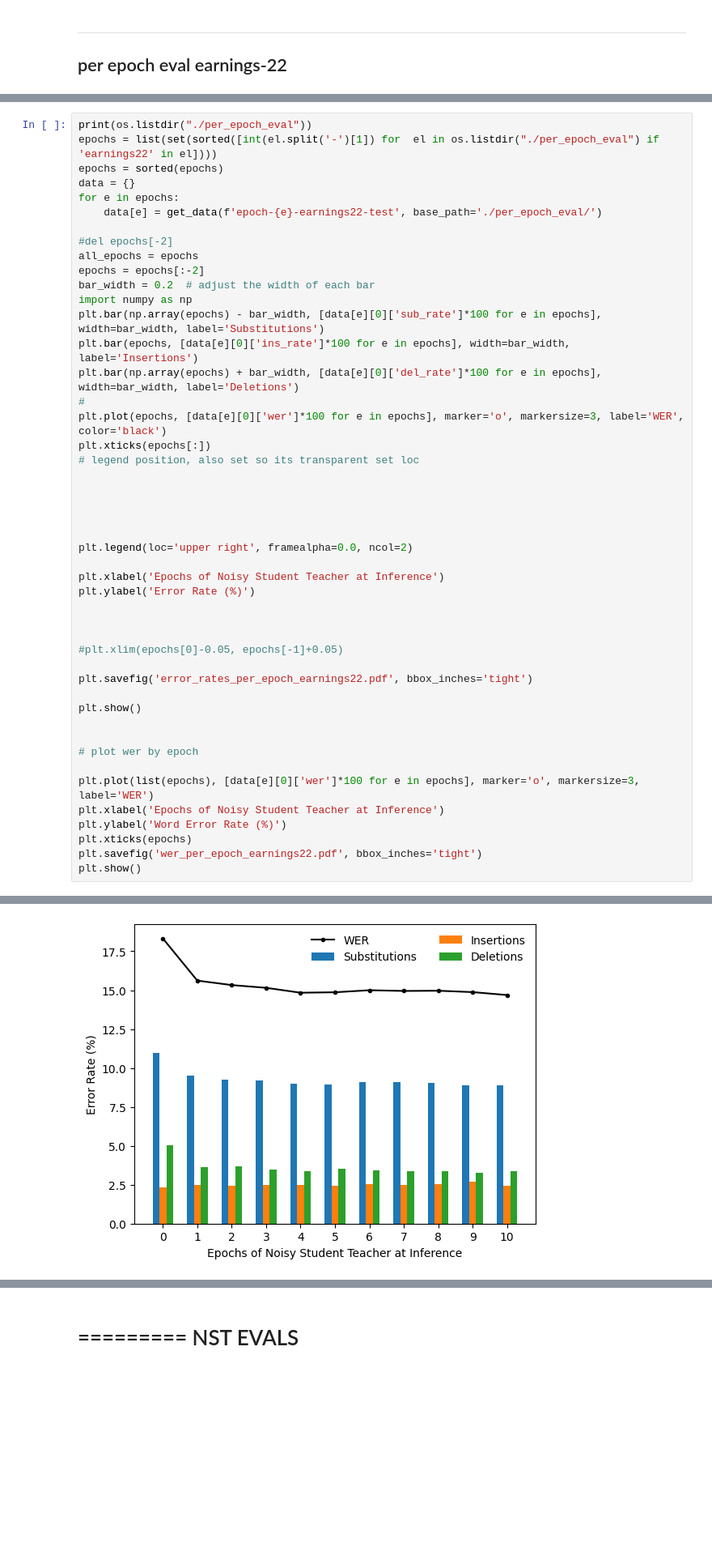
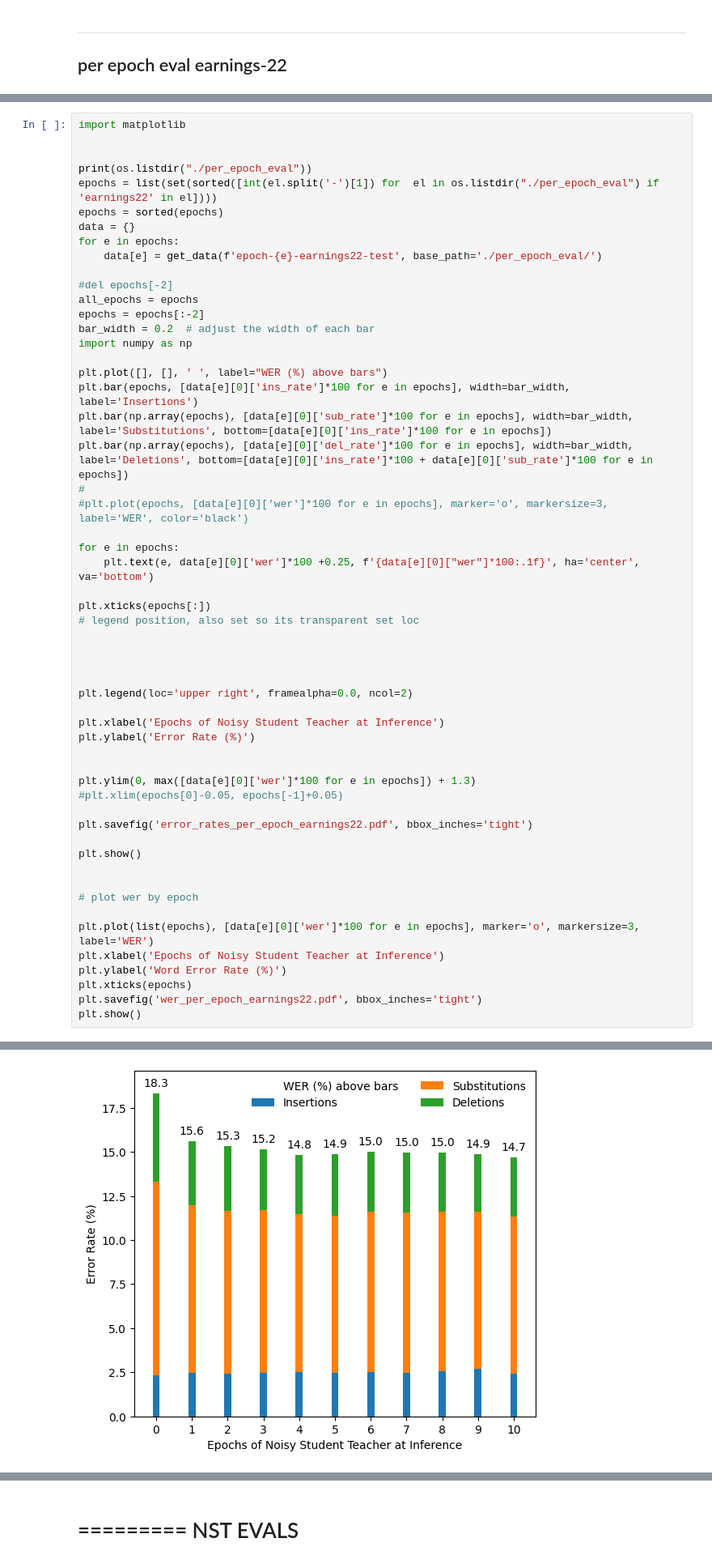
Before and after one commit to robflynnyh/dynamic-asr-eval, a Jupyter notebook: lcasr/results/eval.ipynb, the cells around one changed output, grey strips where cells are left out. Shown at 81% size. Drawn from its saved outputs; the diff is of its cells as text; blank space fills up the shorter version.

```diff
--- a/lcasr/results/eval.ipynb
+++ b/lcasr/results/eval.ipynb
@@ -225,4 +256,7 @@ per epoch eval earnings-22
 # %%
+import matplotlib
+
+
 print(os.listdir("./per_epoch_eval"))
 epochs = list(set(sorted([int(el.split('-')[1]) for  el in os.listdir("./per_epoch_eval") if 'earnings22' in el])))
 epochs = sorted(epochs)
@@ -235,14 +269,19 @@ all_epochs = epochs
 epochs = epochs[:-2]
 bar_width = 0.2  # adjust the width of each bar
 import numpy as np
-plt.bar(np.array(epochs) - bar_width, [data[e][0]['sub_rate']*100 for e in epochs], width=bar_width, label='Substitutions')
+
+plt.plot([], [], ' ', label="WER (%) above bars")
 plt.bar(epochs, [data[e][0]['ins_rate']*100 for e in epochs], width=bar_width, label='Insertions')
-plt.bar(np.array(epochs) + bar_width, [data[e][0]['del_rate']*100 for e in epochs], width=bar_width, label='Deletions')
+plt.bar(np.array(epochs), [data[e][0]['sub_rate']*100 for e in epochs], width=bar_width, label='Substitutions', bottom=[data[e][0]['ins_rate']*100 for e in epochs])
+plt.bar(np.array(epochs), [data[e][0]['del_rate']*100 for e in epochs], width=bar_width, label='Deletions', bottom=[data[e][0]['ins_rate']*100 + data[e][0]['sub_rate']*100 for e in epochs])
 #
-plt.plot(epochs, [data[e][0]['wer']*100 for e in epochs], marker='o', markersize=3, label='WER', color='black')
+#plt.plot(epochs, [data[e][0]['wer']*100 for e in epochs], marker='o', markersize=3, label='WER', color='black')
+
+for e in epochs:
+    plt.text(e, data[e][0]['wer']*100 +0.25, f'{data[e][0]["wer"]*100:.1f}', ha='center', va='bottom')
+
 plt.xticks(epochs[:])
 # legend position, also set so its transparent set loc
-
 
 
 
@@ -253,7 +292,7 @@ plt.xlabel('Epochs of Noisy Student Teacher at Inference')
 plt.ylabel('Error Rate (%)')
 
 
-
+plt.ylim(0, max([data[e][0]['wer']*100 for e in epochs]) + 1.3)
 #plt.xlim(epochs[0]-0.05, epochs[-1]+0.05)
 
 plt.savefig('error_rates_per_epoch_earnings22.pdf', bbox_inches='tight')
@@ -274 +313 @@ plt.show()
-[figure, old version]
+[figure, new version]
```
Also changed, not shown: parts of 19 cells of this notebook, 7 other files.
